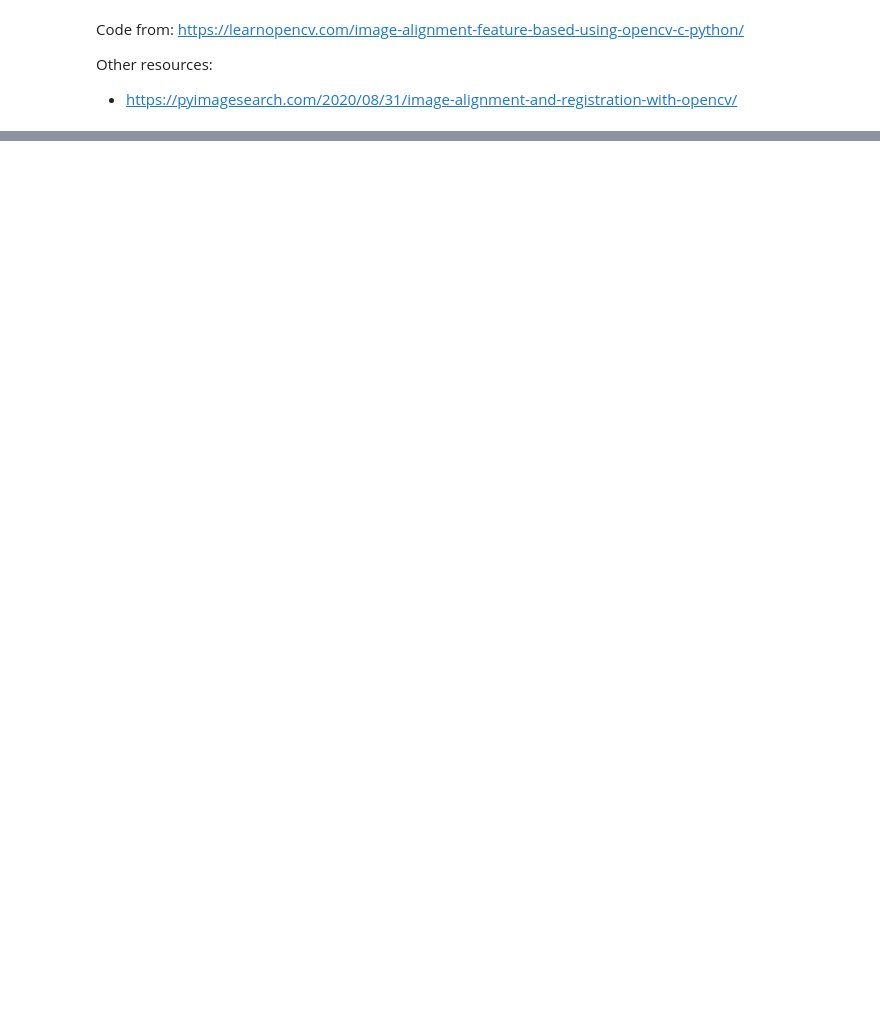
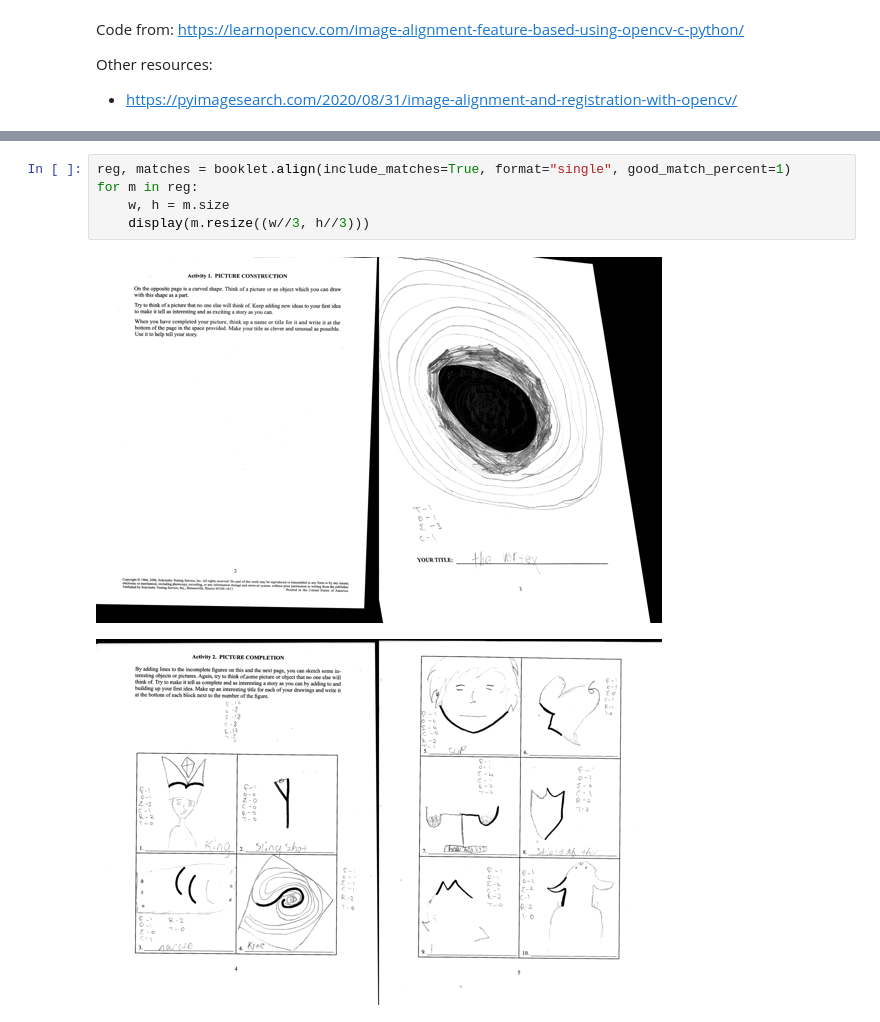
Before and after one commit to massivetexts/motes-figural, a Jupyter notebook: notebooks/alignment.ipynb, the cells around one changed output, grey strips where cells are left out. Drawn from its saved outputs; the diff is of its cells as text; blank space fills up the shorter version.

```diff
--- a/notebooks/alignment.ipynb
+++ b/notebooks/alignment.ipynb
@@ -106,0 +63,8 @@ im_comp.resize((w//3,h//3))
+# %%
+reg, matches = booklet.align(include_matches=True, format="single", good_match_percent=1)
+for m in reg:
+    w, h = m.size
+    display(m.resize((w//3, h//3)))
+# %% [output]
+[figure, added]
+[figure, added]
```
Also changed, not shown: parts of 15 cells of this notebook, 1 other file.
